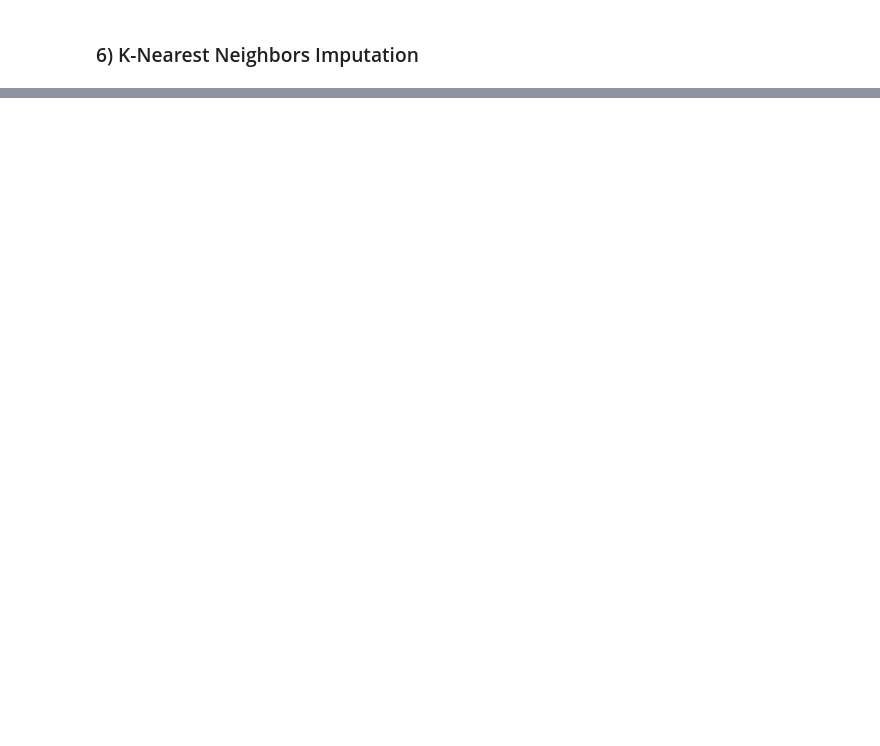
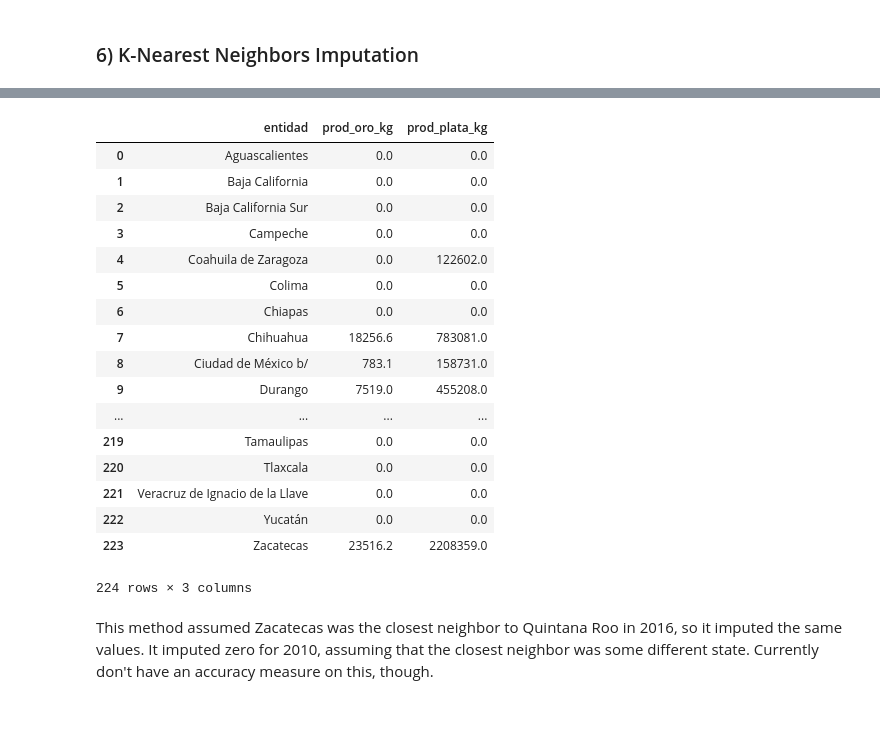
Before and after one commit to marioamz/MexicoOC_Index, a Jupyter notebook: Imputing Missing Data.ipynb, the cells around one changed output, grey strips where cells are left out. Cells and saved outputs as stored; diff of their text form; code cells hidden in the pictures; blank space fills up the shorter version.

```diff
--- a/Imputing Missing Data.ipynb
+++ b/Imputing Missing Data.ipynb
@@ -478,0 +484,3 @@ KNN imputation determines the missing values by attributing them the values corr
+# %%
+df = mdc.reading_in('data/Mexico_Final.xlsx')
+mdc.impute_zero(df, {'costa_km':0}).head()
@@ -478,0 +495,2 @@ KNN imputation determines the missing values by attributing them the values corr
+# %%
+knn = mdc.k_nearest_imputation(df, 5, 'entidad')
@@ -478,0 +507,25 @@ KNN imputation determines the missing values by attributing them the values corr
+# %%
+knn.filter(items=['entidad', 'prod_oro_kg', 'prod_plata_kg'])
+# %% [output]
+|  | entidad | prod_oro_kg | prod_plata_kg |
+| 0 | Aguascalientes | 0.0 | 0.0 |
+| 1 | Baja California | 0.0 | 0.0 |
+| 2 | Baja California Sur | 0.0 | 0.0 |
+| 3 | Campeche | 0.0 | 0.0 |
+| 4 | Coahuila de Zaragoza | 0.0 | 122602.0 |
+| 5 | Colima | 0.0 | 0.0 |
+| 6 | Chiapas | 0.0 | 0.0 |
+| 7 | Chihuahua | 18256.6 | 783081.0 |
+| 8 | Ciudad de México b/ | 783.1 | 158731.0 |
+| 9 | Durango | 7519.0 | 455208.0 |
+| ... | ... | ... | ... |
+| 219 | Tamaulipas | 0.0 | 0.0 |
+| 220 | Tlaxcala | 0.0 | 0.0 |
+| 221 | Veracruz de Ignacio de la Llave | 0.0 | 0.0 |
+| 222 | Yucatán | 0.0 | 0.0 |
+| 223 | Zacatecas | 23516.2 | 2208359.0 |
+224 rows × 3 columns
+# %% [markdown]
+This method assumed Zacatecas was the closest neighbor to Quintana Roo in 2016, so it imputed the same values. It imputed zero for 2010, assuming that the closest neighbor was some different state. Currently don't have an accuracy measure on this, though.
+# %% [markdown]
+#
```
Also changed, not shown: parts of 10 cells of this notebook, 1 other file.
